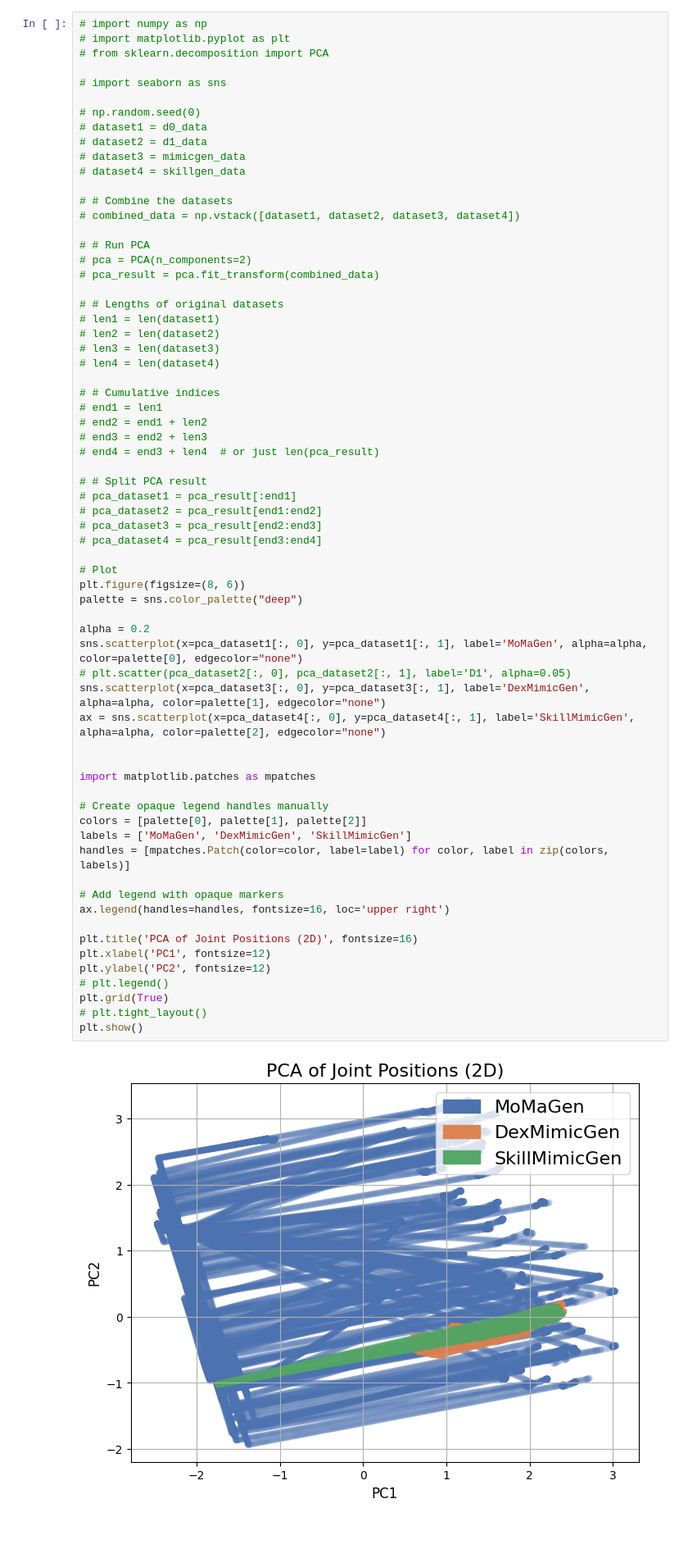
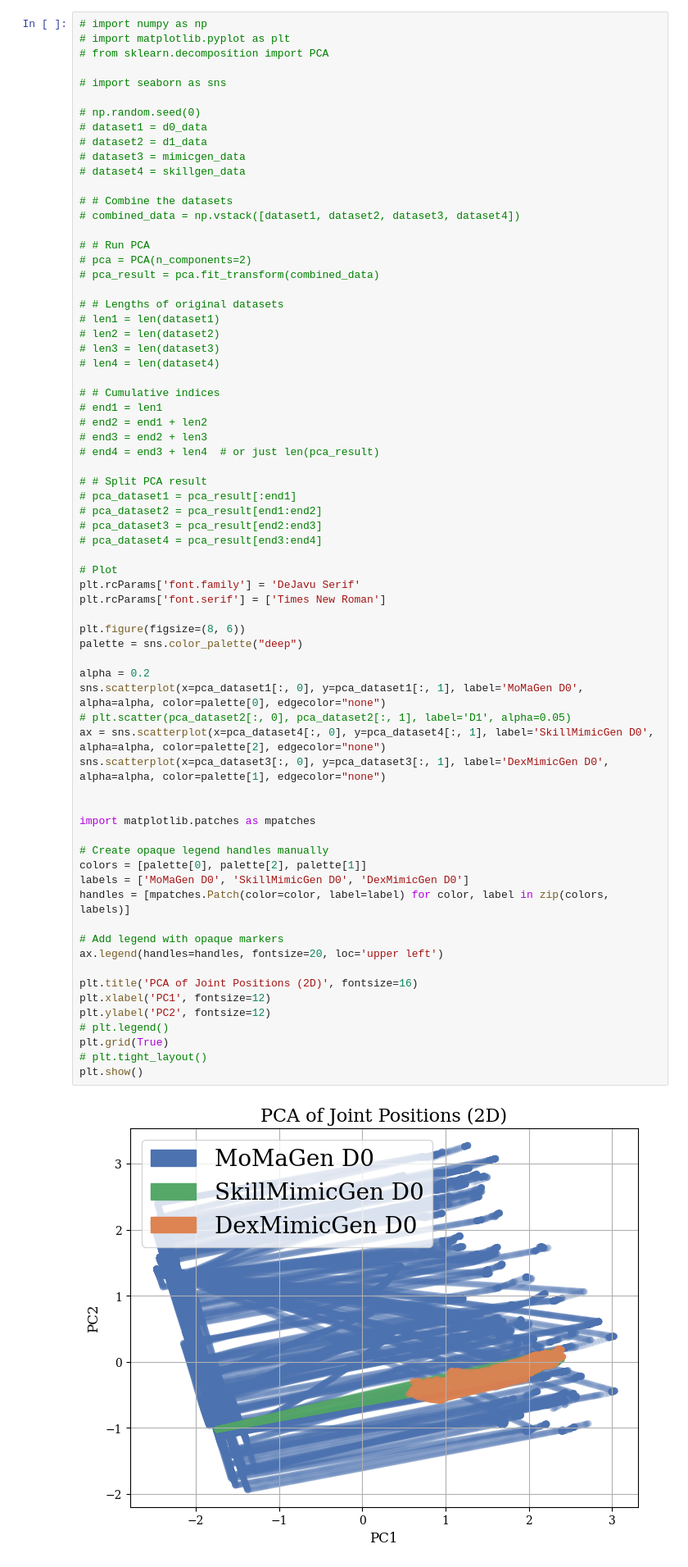
Before and after one commit to ChengshuLi/mimicgen, a Jupyter notebook: mimicgen/scripts_viz/pca_fig.ipynb, the cells around one changed output. Shown at 82% size. Saved outputs shown, nothing was run; the diff lists cells and outputs as text; blank space fills up the shorter version.

```diff
--- a/mimicgen/scripts_viz/pca_fig.ipynb
+++ b/mimicgen/scripts_viz/pca_fig.ipynb
@@ -153,40 +153,43 @@ for i in range(num_demos):
 
 # # Split PCA result
 # pca_dataset1 = pca_result[:end1]
 # pca_dataset2 = pca_result[end1:end2]
 # pca_dataset3 = pca_result[end2:end3]
 # pca_dataset4 = pca_result[end3:end4]
 
 # Plot
+plt.rcParams['font.family'] = 'DeJavu Serif'
+plt.rcParams['font.serif'] = ['Times New Roman']
+
 plt.figure(figsize=(8, 6))
 palette = sns.color_palette("deep")
 
 alpha = 0.2
-sns.scatterplot(x=pca_dataset1[:, 0], y=pca_dataset1[:, 1], label='MoMaGen', alpha=alpha, color=palette[0], edgecolor="none")
+sns.scatterplot(x=pca_dataset1[:, 0], y=pca_dataset1[:, 1], label='MoMaGen D0', alpha=alpha, color=palette[0], edgecolor="none")
 # plt.scatter(pca_dataset2[:, 0], pca_dataset2[:, 1], label='D1', alpha=0.05)
-sns.scatterplot(x=pca_dataset3[:, 0], y=pca_dataset3[:, 1], label='DexMimicGen', alpha=alpha, color=palette[1], edgecolor="none")
-ax = sns.scatterplot(x=pca_dataset4[:, 0], y=pca_dataset4[:, 1], label='SkillMimicGen', alpha=alpha, color=palette[2], edgecolor="none")
+ax = sns.scatterplot(x=pca_dataset4[:, 0], y=pca_dataset4[:, 1], label='SkillMimicGen D0', alpha=alpha, color=palette[2], edgecolor="none")
+sns.scatterplot(x=pca_dataset3[:, 0], y=pca_dataset3[:, 1], label='DexMimicGen D0', alpha=alpha, color=palette[1], edgecolor="none")
 
 
 import matplotlib.patches as mpatches
 
 # Create opaque legend handles manually
-colors = [palette[0], palette[1], palette[2]]
-labels = ['MoMaGen', 'DexMimicGen', 'SkillMimicGen']
+colors = [palette[0], palette[2], palette[1]]
+labels = ['MoMaGen D0', 'SkillMimicGen D0', 'DexMimicGen D0']
 handles = [mpatches.Patch(color=color, label=label) for color, label in zip(colors, labels)]
 
 # Add legend with opaque markers
-ax.legend(handles=handles, fontsize=16, loc='upper right')
+ax.legend(handles=handles, fontsize=20, loc='upper left')
 
 plt.title('PCA of Joint Positions (2D)', fontsize=16)
 plt.xlabel('PC1', fontsize=12)
 plt.ylabel('PC2', fontsize=12)
 # plt.legend()
 plt.grid(True)
 # plt.tight_layout()
 plt.show()
 # %% [output]
-[figure, old version]
+[figure, new version]
 # %%
 import numpy as np
 import matplotlib.pyplot as plt
```
Also changed, not shown: parts of 4 cells of this notebook, 3 other files.
